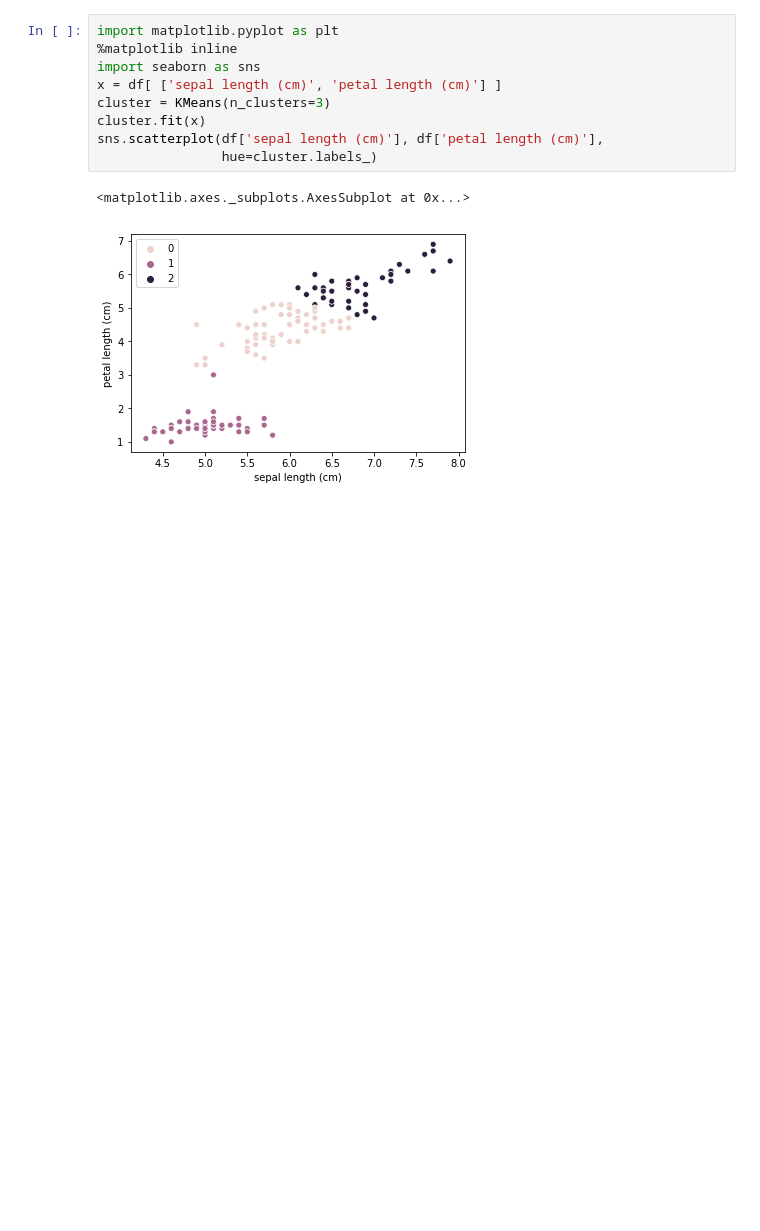
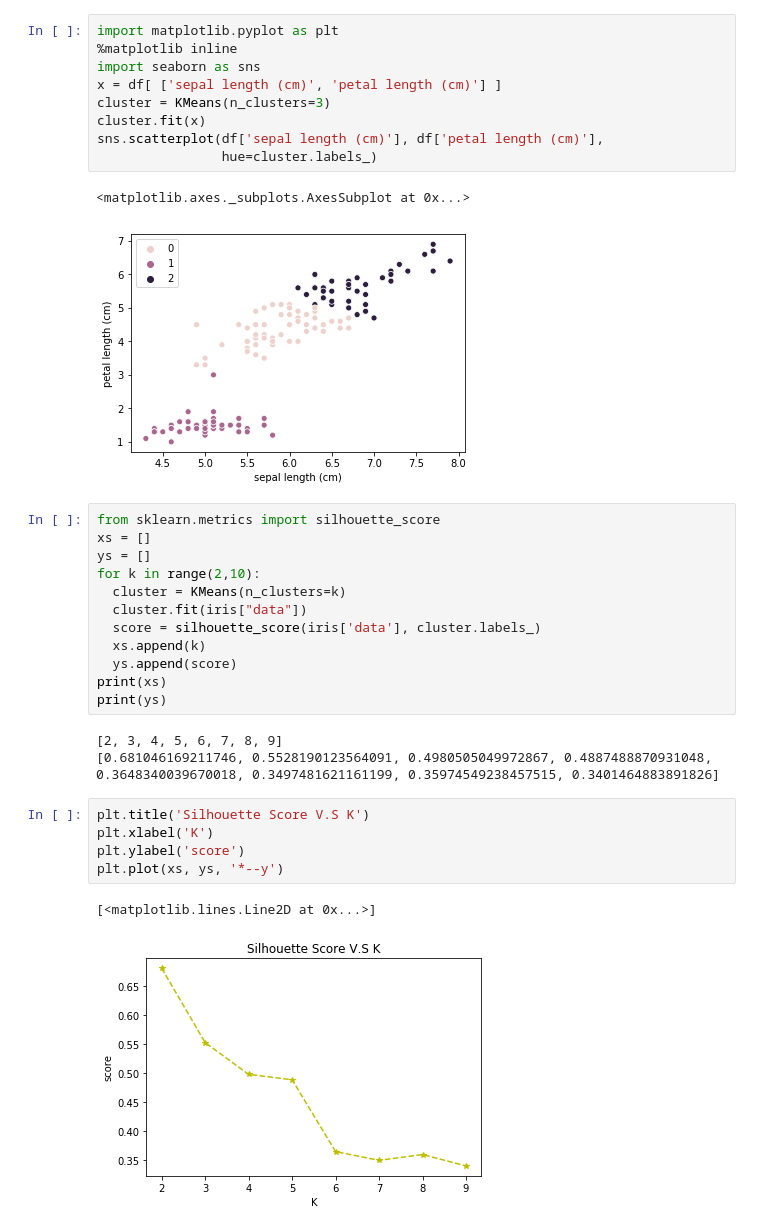
Before and after one commit to ChiaFengHong/MLMCUT, a Jupyter notebook: cluster0614.ipynb, the cells around one changed output. Saved outputs shown, nothing was run; the diff lists cells and outputs as text; blank space fills up the shorter version.

```diff
--- a/cluster0614.ipynb
+++ b/cluster0614.ipynb
@@ -26,3 +36,26 @@ sns.scatterplot(df['sepal length (cm)'], df['petal length (cm)'],
 # %% [output]
 <matplotlib.axes._subplots.AxesSubplot at 0x...>
 [figure]
+# %%
+from sklearn.metrics import silhouette_score
+xs = []
+ys = []
+for k in range(2,10):
+  cluster = KMeans(n_clusters=k)
+  cluster.fit(iris["data"])
+  score = silhouette_score(iris['data'], cluster.labels_)
+  xs.append(k)
+  ys.append(score)
+print(xs)
+print(ys)
+# %% [output]
+[2, 3, 4, 5, 6, 7, 8, 9]
+[0.681046169211746, 0.5528190123564091, 0.4980505049972867, 0.4887488870931048, 0.3648340039670018, 0.3497481621161199, 0.35974549238457515, 0.3401464883891826]
+# %%
+plt.title('Silhouette Score V.S K')
+plt.xlabel('K')
+plt.ylabel('score')
+plt.plot(xs, ys, '*--y')
+# %% [output]
+[<matplotlib.lines.Line2D at 0x...>]
+[figure, added]
```
Also changed, not shown: parts of 3 cells of this notebook.
